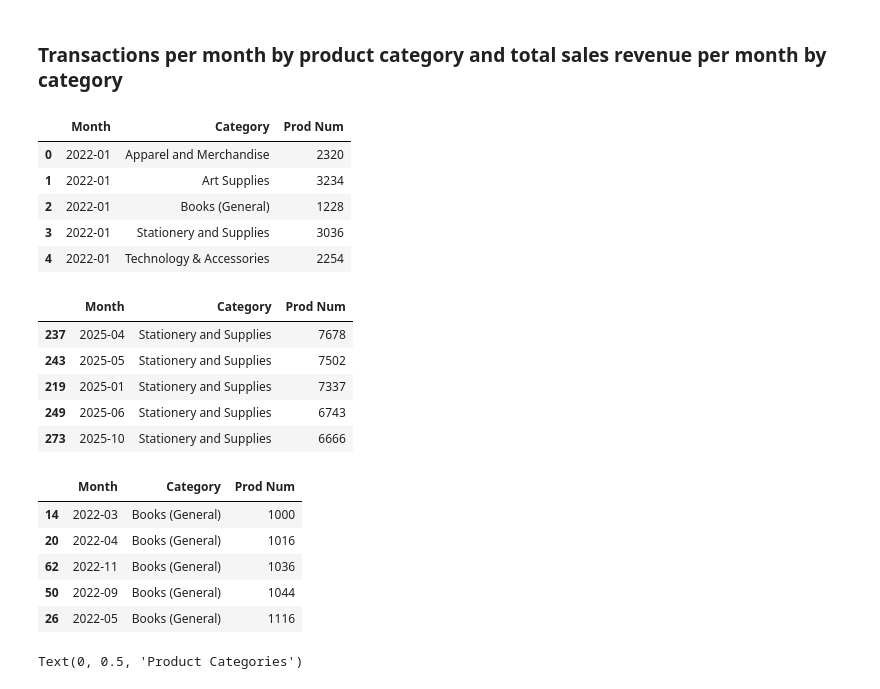
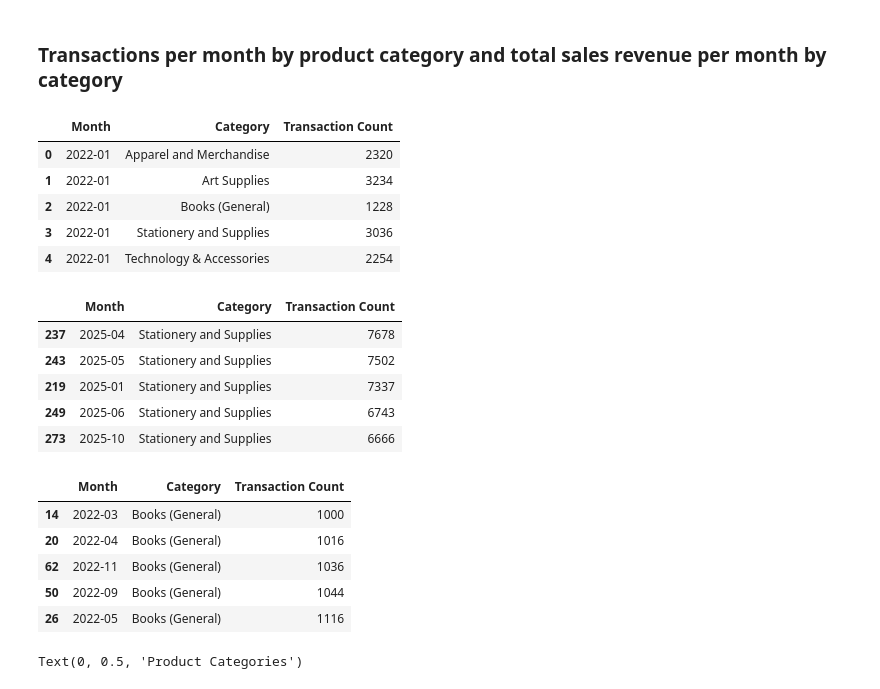
Before and after one commit to Tita9630/Capstone_2, a Jupyter notebook: Zergaw_sales_analysis.ipynb, the cells around one changed output. Saved outputs shown, nothing was run; the diff lists cells and outputs as text; code cells hidden in the pictures.

```diff
--- a/Zergaw_sales_analysis.ipynb
+++ b/Zergaw_sales_analysis.ipynb
@@ -245,3 +245,4 @@ territories = categories[categories['State'].isin(['Maine', 'Maryland'])]
 # %%
-transactions = territories.groupby(['Month', 'Category'])['Prod Num'].count().reset_index()
+transactions = territories.groupby(['Month', 'Category'])['Prod Num'].count().reset_index(name='Transaction Count')
+# Grouping transactions by month and category to calculate transaction counts
 # %%
@@ -249,26 +250,27 @@ revenue = territories.groupby(['Month', 'Category']
 )[['Sale Amount']].sum().reset_index()
 # %%
-transactions.head()
+transactions.head() # The first five transaction
 # %% [output]
-|  | Month | Category | Prod Num |
+|  | Month | Category | Transaction Count |
 | 0 | 2022-01 | Apparel and Merchandise | 2320 |
 | 1 | 2022-01 | Art Supplies | 3234 |
 | 2 | 2022-01 | Books (General) | 1228 |
 | 3 | 2022-01 | Stationery and Supplies | 3036 |
 | 4 | 2022-01 | Technology & Accessories | 2254 |
 # %%
-transactions.sort_values(by='Prod Num', ascending=False).head()
+transactions.sort_values(by='Transaction Count', ascending=False).head()
+# Top five category-month combinations with the highest transaction counts
 # %% [output]
-|  | Month | Category | Prod Num |
+|  | Month | Category | Transaction Count |
 | 237 | 2025-04 | Stationery and Supplies | 7678 |
 | 243 | 2025-05 | Stationery and Supplies | 7502 |
 | 219 | 2025-01 | Stationery and Supplies | 7337 |
 | 249 | 2025-06 | Stationery and Supplies | 6743 |
 | 273 | 2025-10 | Stationery and Supplies | 6666 |
 # %%
-transactions.sort_values(by='Prod Num', ascending=True).head()
+transactions.sort_values(by='Transaction Count', ascending=True).head()
 # %% [output]
-|  | Month | Category | Prod Num |
+|  | Month | Category | Transaction Count |
 | 14 | 2022-03 | Books (General) | 1000 |
 | 20 | 2022-04 | Books (General) | 1016 |
 | 62 | 2022-11 | Books (General) | 1036 |
```
Also changed, not shown: parts of 12 cells of this notebook.
